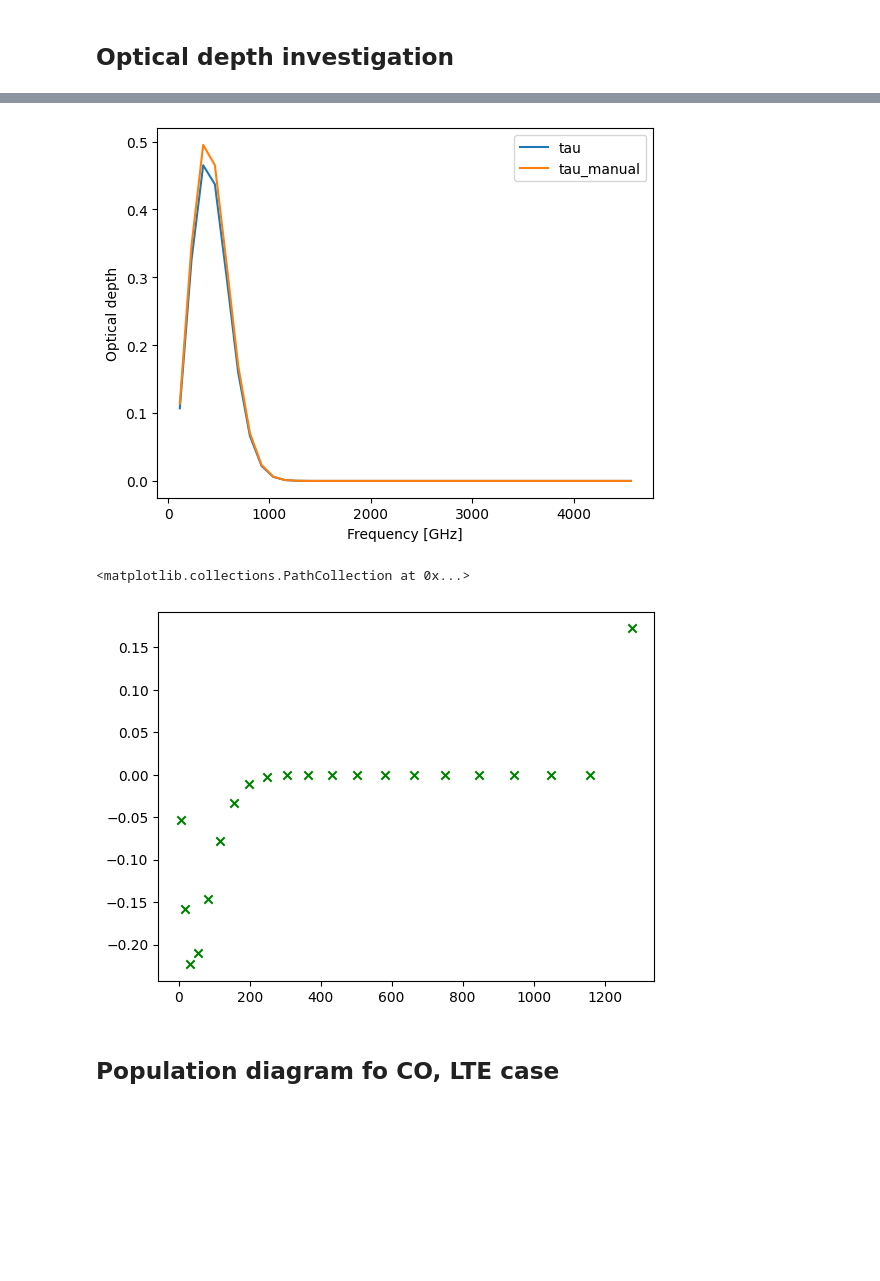
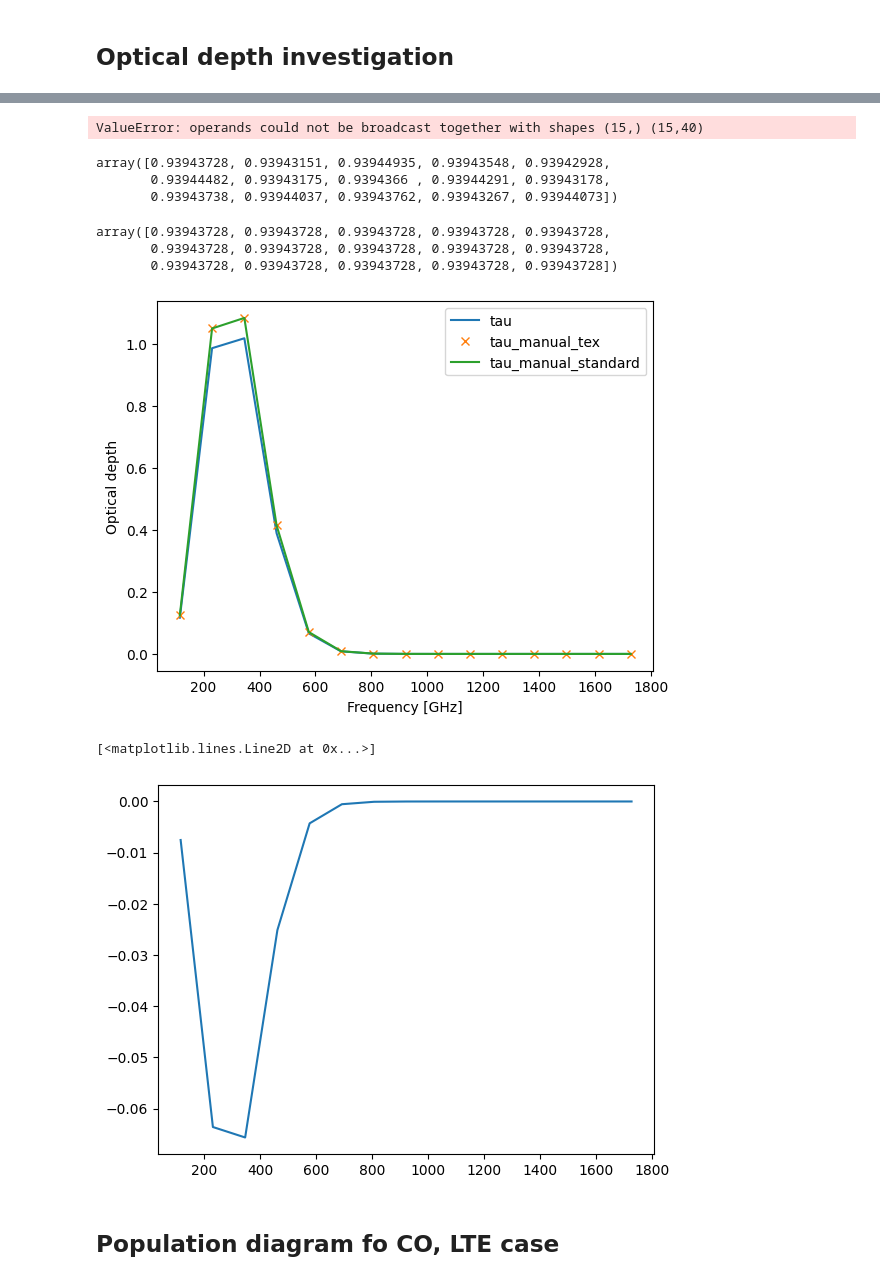
Before and after one commit to aleksej-rodano/phas0052_project, a Jupyter notebook: pythonradex_clean.ipynb, the cells around one changed output, grey strips where cells are left out. Drawn from its saved outputs; the diff is of its cells as text; code cells hidden in the pictures; blank space fills up the shorter version.

```diff
--- a/pythonradex_clean.ipynb
+++ b/pythonradex_clean.ipynb
@@ -338,3 +301,24 @@ data_co = LAMDA_file.read(datafilepath, read_frequencies=True)
 print(data_co.keys())
 # %% [output]
 dict_keys(['levels', 'radiative transitions', 'collisional transitions', 'quantum numbers'])
+# %%
+# Define the number of transitions as a global variable
+NUM_TRANSITIONS = 15
+
+# get the values from the cloud object and the data file
+TexCo, tauCo, AulCo, BulCo, nu0_arrayCo, EuCo, gCO, gammaCo, tau_manual_std, tau_manual_tex, NuCo, NlCo = (
+    extract_and_calculate(cloud, data_co, N, width_v, Tkin)
+)
+
+# Slice the arrays to get only the first NUM_TRANSITIONS transitions
+TexCo = TexCo[:NUM_TRANSITIONS]
+tauCo = tauCo[:NUM_TRANSITIONS]
+AulCo = AulCo[:NUM_TRANSITIONS]
+BulCo = BulCo[:NUM_TRANSITIONS]
+nu0_arrayCo = nu0_arrayCo[:NUM_TRANSITIONS]
+EuCo = EuCo[:NUM_TRANSITIONS]
+gCO = gCO[:NUM_TRANSITIONS]
+gammaCo = gammaCo[:NUM_TRANSITIONS]
+tau_manual_std = tau_manual_std[:NUM_TRANSITIONS]
+tau_manual_tex = tau_manual_tex[:NUM_TRANSITIONS]
+NuCo = NuCo[:NUM_TRANSITIONS]
@@ -341,7 +332,4 @@ dict_keys(['levels', 'radiative transitions', 'collisional transitions', 'quantu
 # %%
-# get the values from the cloud object
-TexCo, tauCo, AulCo, BulCo, nu0_arrayCo, EuCo, gCO = extract_values(cloud, data_co)
-
 # compute the flux from the cloud
 distance_observer = 100 * constants.parsec  # distance between the observer and the cloud in m
 source_radius = 10 * constants.au  # radius of the source in m
@@ -349,6 +337,8 @@ source_radius = 10 * constants.au  # radius of the source in m
 source_solid_angle = source_radius**2 * np.pi / distance_observer**2
 
 fluxCo = cloud.fluxes_of_individual_transitions(transitions=None, solid_angle=source_solid_angle)
+# get the flux of the first NUM_TRANSITIONS transitions
+fluxCo = fluxCo[:NUM_TRANSITIONS]
 # %%
 # plot the spectrum with individual fluxes
 plt.stem(nu0_arrayCo / constants.giga, fluxCo, basefmt=" ", markerfmt=" ")
@@ -422,10 +383,29 @@ array([1.13853321e-01, 3.46602449e-01, 4.94990570e-01, 4.65206407e-01,
+# %%
+tau_manual_tex / tau_manual_std
+# %% [output]
+ValueError: operands could not be broadcast together with shapes (15,) (15,40)
+# %%
+tauCo / tau_manual_tex
+# %% [output]
+array([0.93943728, 0.93943151, 0.93944935, 0.93943548, 0.93942928,
+       0.93944482, 0.93943175, 0.9394366 , 0.93944291, 0.93943178,
+       0.93943738, 0.93944037, 0.93943762, 0.93943267, 0.93944073])
+# %%
+tauCo / tau_manual_std
+# %% [output]
+array([0.93943728, 0.93943728, 0.93943728, 0.93943728, 0.93943728,
+       0.93943728, 0.93943728, 0.93943728, 0.93943728, 0.93943728,
+       0.93943728, 0.93943728, 0.93943728, 0.93943728, 0.93943728])
 # %%
 # plot the optical depth
-plt.plot(nu0_arrayCo / constants.giga, tau_co, label="tau")
-plt.plot(nu0_arrayCo / constants.giga, tau_co_manual, label="tau_manual")
+plt.plot(nu0_arrayCo / constants.giga, tauCo, label="tau")
+plt.plot(nu0_arrayCo / constants.giga, tau_manual_tex, "x", label="tau_manual_tex")
+plt.plot(nu0_arrayCo / constants.giga, tau_manual_std, label="tau_manual_standard")
+
+
 plt.xlabel("Frequency [GHz]")
 plt.ylabel("Optical depth")
 plt.legend()
 plt.show()
 # %% [output]
-[figure, old version]
+[figure, new version]
@@ -434,11 +412,8 @@ diff_beta = y_values_new - y_value_new_beta_consideration
-# %%
-# plot population diagram
-fig, ax = plt.subplots()
-
-# plot y values considering escape probaility
-plt.scatter(EuCo, diff_beta, marker="x", color="green", label="difference between considering beta and Nu")
-# %% [output]
-<matplotlib.collections.PathCollection at 0x...>
-[figure, removed]
+# %%
+# plot the difference between the two methods
+plt.plot(nu0_arrayCo / constants.giga, tauCo - tau_manual_tex, label="tau - tau_manual")
+# %% [output]
+[<matplotlib.lines.Line2D at 0x...>]
+[figure, added]
 # %% [markdown]
 ## Population diagram fo CO, LTE case
```
Also changed, not shown: parts of 42 cells of this notebook, 1 other file.
